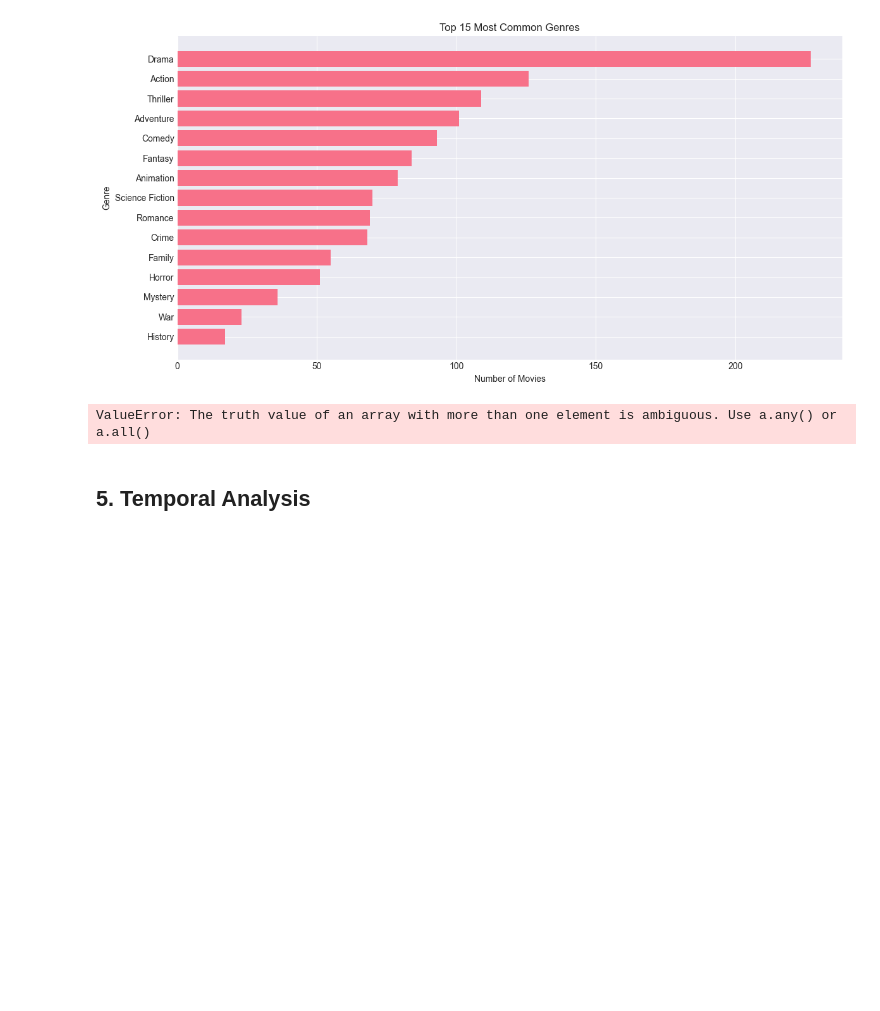
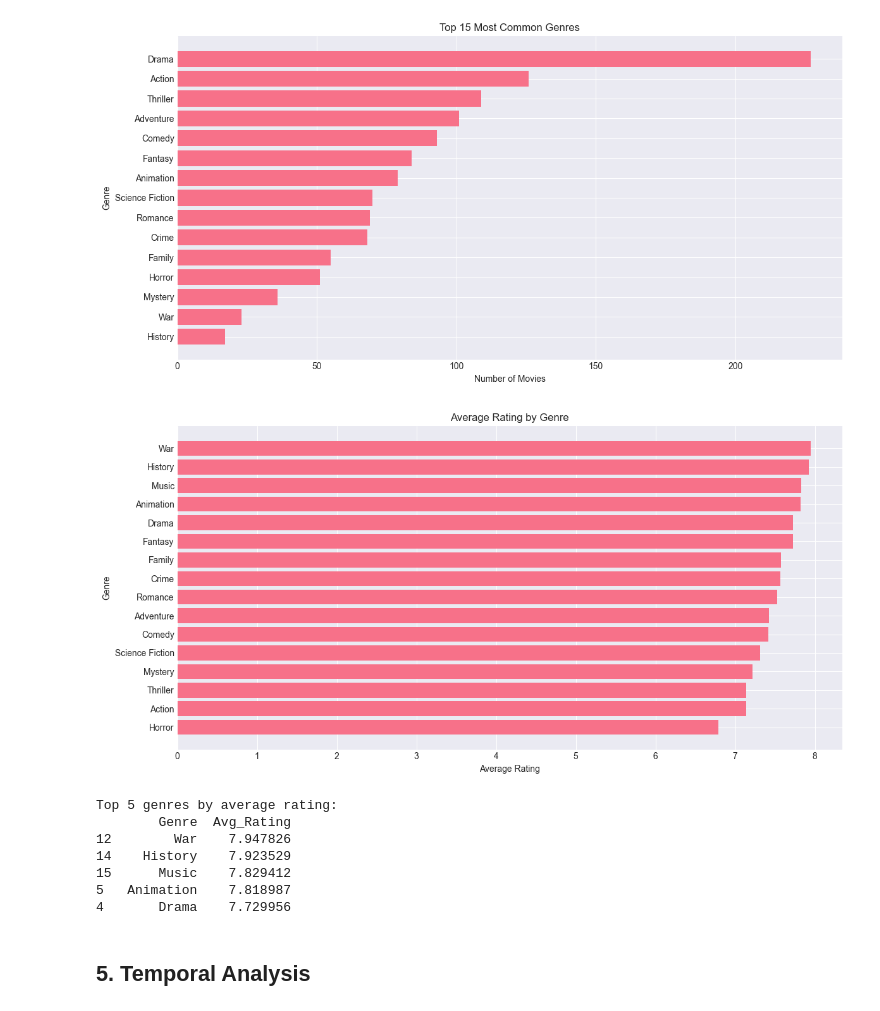
Before and after one commit to larabng/MovieMind, a Jupyter notebook: notebooks/01_exploratory_analysis.ipynb, the cells around one changed output. Saved outputs shown, nothing was run; the diff lists cells and outputs as text; code cells hidden in the pictures; blank space fills up the shorter version.

```diff
--- a/notebooks/01_exploratory_analysis.ipynb
+++ b/notebooks/01_exploratory_analysis.ipynb
@@ -307,31 +307,46 @@ plt.show()
 # %%
 # Average rating by genre
 genre_ratings = {}
 
 for idx, row in df_movies.iterrows():
-    if pd.notna(row['genres']) and pd.notna(row['vote_average']):
-        if isinstance(row['genres'], list):
-            for genre in row['genres']:
+    # Extract scalar values
+    genres = row['genres']
+    vote_avg = row['vote_average']
+
+    # Check if values are not None/NaN
+    if genres is not None and vote_avg is not None:
+        if isinstance(genres, list):
+            for genre in genres:
                 if genre not in genre_ratings:
                     genre_ratings[genre] = []
-                genre_ratings[genre].append(row['vote_average'])
+                genre_ratings[genre].append(float(vote_avg))
 
 # Calculate average ratings
 genre_avg = {genre: np.mean(ratings) for genre, ratings in genre_ratings.items() if len(ratings) > 10}
 genre_avg_df = pd.DataFrame(list(genre_avg.items()), columns=['Genre', 'Avg_Rating'])
 genre_avg_df = genre_avg_df.sort_values('Avg_Rating', ascending=False)
 
 # Plot
 plt.figure(figsize=(12, 6))
 plt.barh(genre_avg_df['Genre'], genre_avg_df['Avg_Rating'])
 plt.xlabel('Average Rating')
 plt.ylabel('Genre')
 plt.title('Average Rating by Genre')
 plt.gca().invert_yaxis()
 plt.tight_layout()
 plt.show()
+
+print(f"\nTop 5 genres by average rating:")
+print(genre_avg_df.head())
 # %% [output]
+[figure, added]
-ValueError: The truth value of an array with more than one element is ambiguous. Use a.any() or a.all()
+Top 5 genres by average rating:
+        Genre  Avg_Rating
+12        War    7.947826
+14    History    7.923529
+15      Music    7.829412
+5   Animation    7.818987
+4       Drama    7.729956
 # %% [markdown]
 ## 5. Temporal Analysis
 # %%
```
Also changed, not shown: parts of 1 cell of this notebook.
